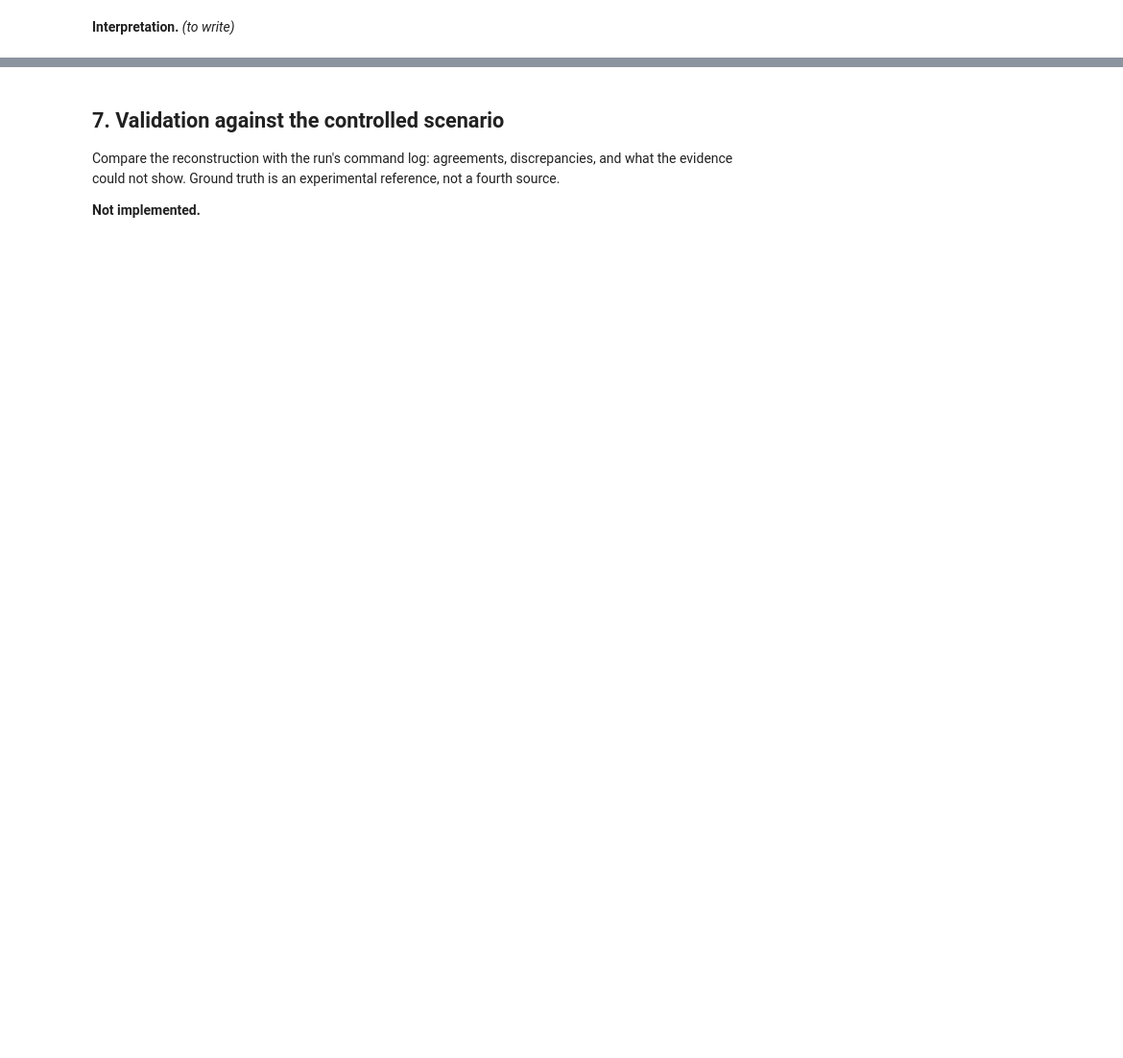
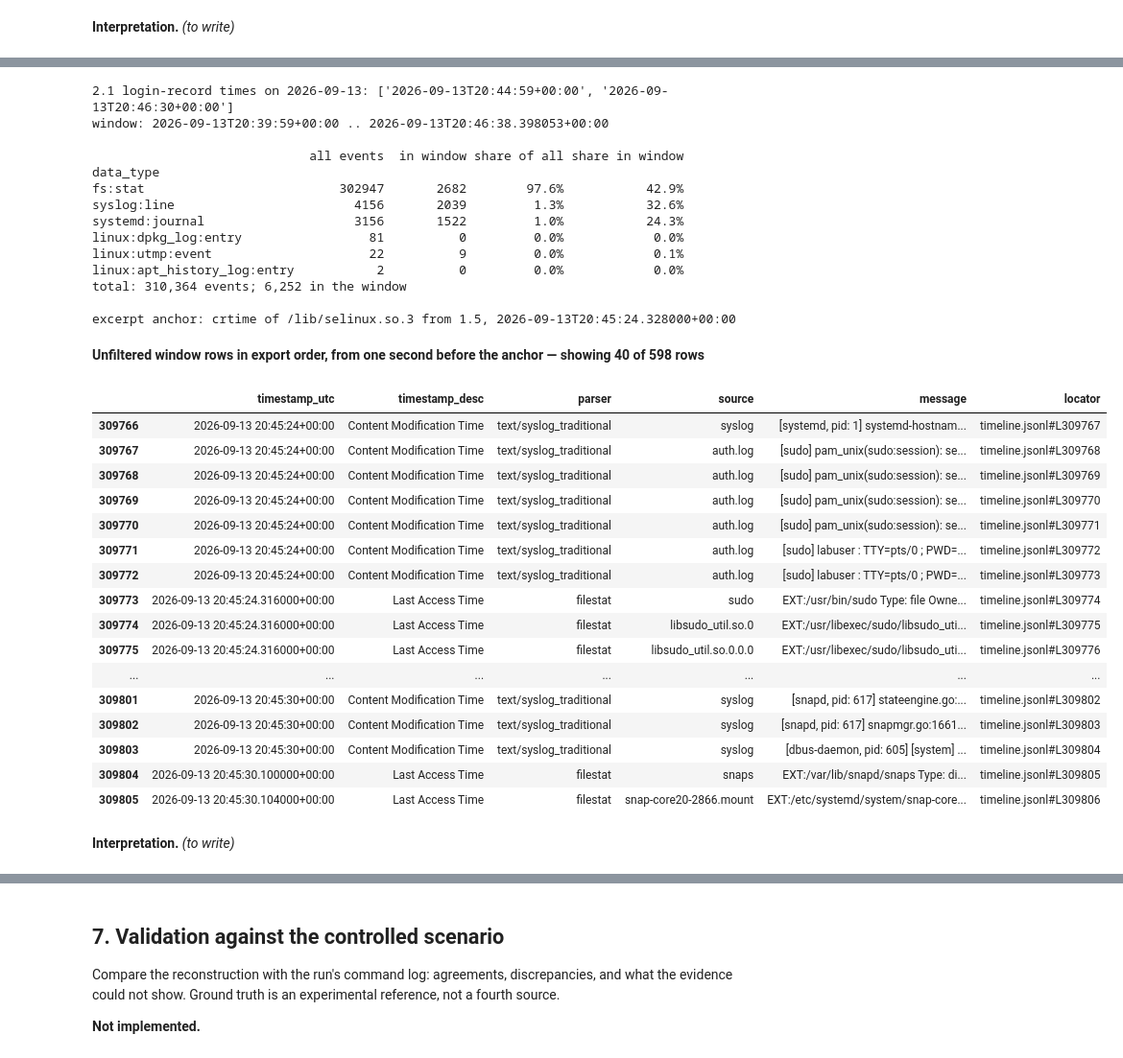
Before and after one commit to acesaria/linux-multisource-dfir-lab, a Jupyter notebook: investigations/father/investigation.ipynb, the cells around one changed output, grey strips where cells are left out. Shown at 96% size. Drawn from its saved outputs; the diff is of its cells as text; code cells hidden in the pictures; blank space fills up the shorter version.

```diff
--- a/investigations/father/investigation.ipynb
+++ b/investigations/father/investigation.ipynb
@@ -1126,0 +1506,23 @@ if (not DEBUG): # disable this cell temporarily to rerun the notebook faster
+# %%
+PATTERN = "|".join([*C.HISTORY_INDICATORS.values(), *(re.escape(path) for path in LOG_PATHS)])
+print(f"pattern: {PATTERN}")
+vma_json = OUT / "s3-11-vmaregexscan.json"
+vma_run = fx.sh(f"{VOL_BASE} linux.vmaregexscan.VmaRegExScan --pattern {fx.q(PATTERN)} "
+                f"> {fx.q(vma_json)}", label="s3-11-vmaregexscan-run", out_dir=OUT, tail=3)
+VMA_HITS = fx.load_vol(vma_json) if vma_run.returncode == 0 else pd.DataFrame(columns=["Text"])
+fx.show(VMA_HITS, n=40, caption="Pattern hits in live process memory")
+raw = fx.sh(f"LC_ALL=C grep -a -b -o -E {fx.q(PATTERN)} {fx.q(MEM)}",
+            label="s3-11-raw-hits", out_dir=OUT, tail=0)
+RAW_HITS = [(int(offset), text) for offset, _, text in
+            (line.partition(":") for line in raw.stdout.splitlines())]
+print(f"raw hits: {len(RAW_HITS)}\n" + pd.Series([t for _, t in RAW_HITS], dtype="string")
+      .value_counts().to_string())
+shown = {}
+with open(MEM, "rb") as image:
+    for offset, text in RAW_HITS:
+        if shown.setdefault(text, 0) >= 2 or sum(shown.values()) >= 12:
+            continue
+        shown[text] += 1
+        image.seek(max(offset - 160, 0))
+        context = re.sub(r"[^\x20-\x7e]", ".", image.read(320).decode("latin-1"))
+        print(f"\n@{offset} {text!r}\n{context}")
@@ -1556,0 +2288,57 @@ permitted counts, per [ai/RULES.md](../../ai/RULES.md).
+# %%
+latest_day = max(SESSION_TIMES).date()
+day_times = [t for t in SESSION_TIMES if t.date() == latest_day]
+CHRONO_START = min(day_times) - timedelta(minutes=5)
+CHRONO_END = DISK_STARTED
+print(f"2.1 login-record times on {latest_day}: {[t.isoformat() for t in day_times]}")
+print(f"window: {CHRONO_START.isoformat()} .. {CHRONO_END.isoformat()}\n")
+
+in_chrono = TIMELINE[TIMELINE["timestamp_utc"].between(CHRONO_START, CHRONO_END)].assign(
+    source=lambda d: d["filename"].str.rsplit("/", n=1).str[-1])
+by_type = pd.DataFrame({"all events": TIMELINE["data_type"].value_counts(),
+                        "in window": in_chrono["data_type"].value_counts()}).fillna(0).astype(int)
+by_type["share of all"] = (by_type["all events"] / len(TIMELINE)).map("{:.1%}".format)
+by_type["share in window"] = (by_type["in window"] / len(in_chrono)).map("{:.1%}".format)
+print(by_type.sort_values("all events", ascending=False).to_string())
+print(f"total: {len(TIMELINE):,} events; {len(in_chrono):,} in the window\n")
+
+ANCHOR = istat_times(object_istat.stdout)["crtime"]
+print(f"excerpt anchor: crtime of {PRELOAD_OBJECT_PATH} from 1.5, {ANCHOR.isoformat()}")
+fx.show(in_chrono[in_chrono["timestamp_utc"] >= ANCHOR - timedelta(seconds=1)],
+        cols=("timestamp_utc", "timestamp_desc", "parser", "source", "message", "locator"),
+        n=40, caption="Unfiltered window rows in export order, from one second before the anchor")
+# %% [output]
+2.1 login-record times on 2026-09-13: ['2026-09-13T20:44:59+00:00', '2026-09-13T20:46:30+00:00']
+window: 2026-09-13T20:39:59+00:00 .. 2026-09-13T20:46:38.398053+00:00
+
+                             all events  in window share of all share in window
+data_type
+fs:stat                          302947       2682        97.6%           42.9%
+syslog:line                        4156       2039         1.3%           32.6%
+systemd:journal                    3156       1522         1.0%           24.3%
+linux:dpkg_log:entry                 81          0         0.0%            0.0%
+linux:utmp:event                     22          9         0.0%            0.1%
+linux:apt_history_log:entry           2          0         0.0%            0.0%
+total: 310,364 events; 6,252 in the window
+
+excerpt anchor: crtime of /lib/selinux.so.3 from 1.5, 2026-09-13T20:45:24.328000+00:00
+**Unfiltered window rows in export order, from one second before the anchor — showing 40 of 598 rows**
+|  | timestamp_utc | timestamp_desc | parser | source | message | locator |
+| 309766 | 2026-09-13 20:45:24+00:00 | Content Modification Time | text/syslog_traditional | syslog | [systemd, pid: 1] systemd-hostnam... | timeline.jsonl#L309767 |
+| 309767 | 2026-09-13 20:45:24+00:00 | Content Modification Time | text/syslog_traditional | auth.log | [sudo] pam_unix(sudo:session): se... | timeline.jsonl#L309768 |
+| 309768 | 2026-09-13 20:45:24+00:00 | Content Modification Time | text/syslog_traditional | auth.log | [sudo] pam_unix(sudo:session): se... | timeline.jsonl#L309769 |
+| 309769 | 2026-09-13 20:45:24+00:00 | Content Modification Time | text/syslog_traditional | auth.log | [sudo] pam_unix(sudo:session): se... | timeline.jsonl#L309770 |
+| 309770 | 2026-09-13 20:45:24+00:00 | Content Modification Time | text/syslog_traditional | auth.log | [sudo] pam_unix(sudo:session): se... | timeline.jsonl#L309771 |
+| 309771 | 2026-09-13 20:45:24+00:00 | Content Modification Time | text/syslog_traditional | auth.log | [sudo] labuser : TTY=pts/0 ; PWD=... | timeline.jsonl#L309772 |
+| 309772 | 2026-09-13 20:45:24+00:00 | Content Modification Time | text/syslog_traditional | auth.log | [sudo] labuser : TTY=pts/0 ; PWD=... | timeline.jsonl#L309773 |
+| 309773 | 2026-09-13 20:45:24.316000+00:00 | Last Access Time | filestat | sudo | EXT:/usr/bin/sudo Type: file Owne... | timeline.jsonl#L309774 |
+| 309774 | 2026-09-13 20:45:24.316000+00:00 | Last Access Time | filestat | libsudo_util.so.0 | EXT:/usr/libexec/sudo/libsudo_uti... | timeline.jsonl#L309775 |
+| 309775 | 2026-09-13 20:45:24.316000+00:00 | Last Access Time | filestat | libsudo_util.so.0.0.0 | EXT:/usr/libexec/sudo/libsudo_uti... | timeline.jsonl#L309776 |
+| ... | ... | ... | ... | ... | ... | ... |
+| 309801 | 2026-09-13 20:45:30+00:00 | Content Modification Time | text/syslog_traditional | syslog | [snapd, pid: 617] stateengine.go:... | timeline.jsonl#L309802 |
+| 309802 | 2026-09-13 20:45:30+00:00 | Content Modification Time | text/syslog_traditional | syslog | [snapd, pid: 617] snapmgr.go:1661... | timeline.jsonl#L309803 |
+| 309803 | 2026-09-13 20:45:30+00:00 | Content Modification Time | text/syslog_traditional | syslog | [dbus-daemon, pid: 605] [system] ... | timeline.jsonl#L309804 |
+| 309804 | 2026-09-13 20:45:30.100000+00:00 | Last Access Time | filestat | snaps | EXT:/var/lib/snapd/snaps Type: di... | timeline.jsonl#L309805 |
+| 309805 | 2026-09-13 20:45:30.104000+00:00 | Last Access Time | filestat | snap-core20-2866.mount | EXT:/etc/systemd/system/snap-core... | timeline.jsonl#L309806 |
+# %% [markdown]
+**Interpretation.** _(to write)_
```
Also changed, not shown: parts of 52 cells of this notebook, 13 other files.
